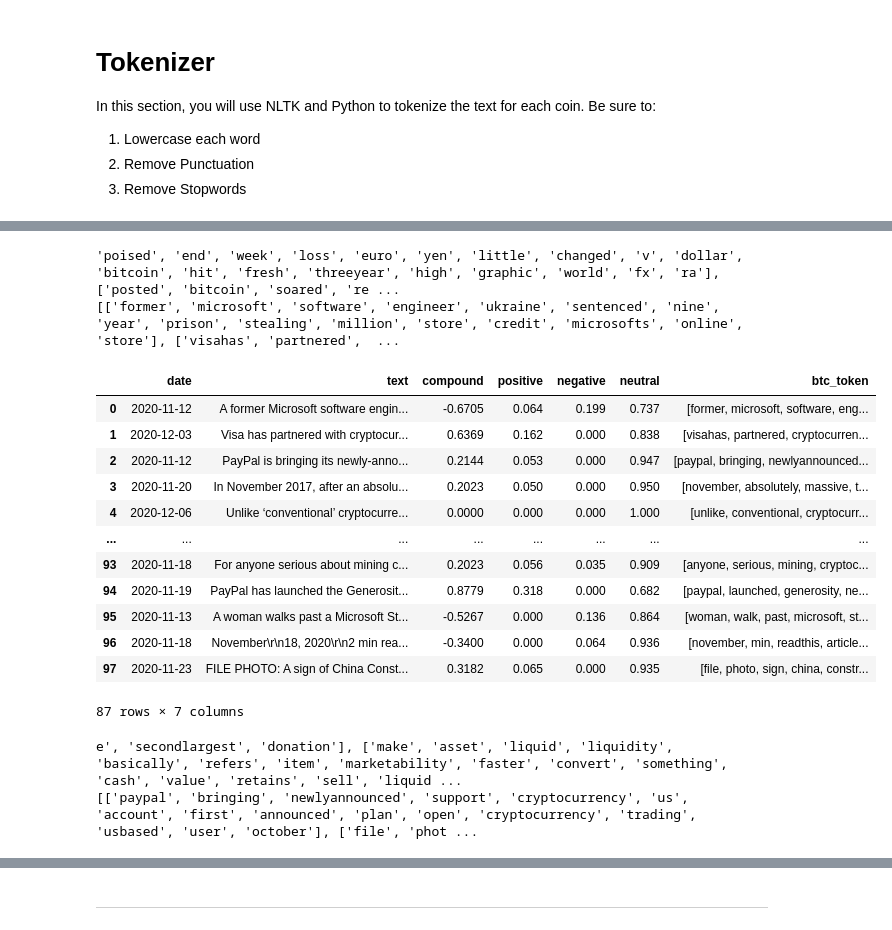
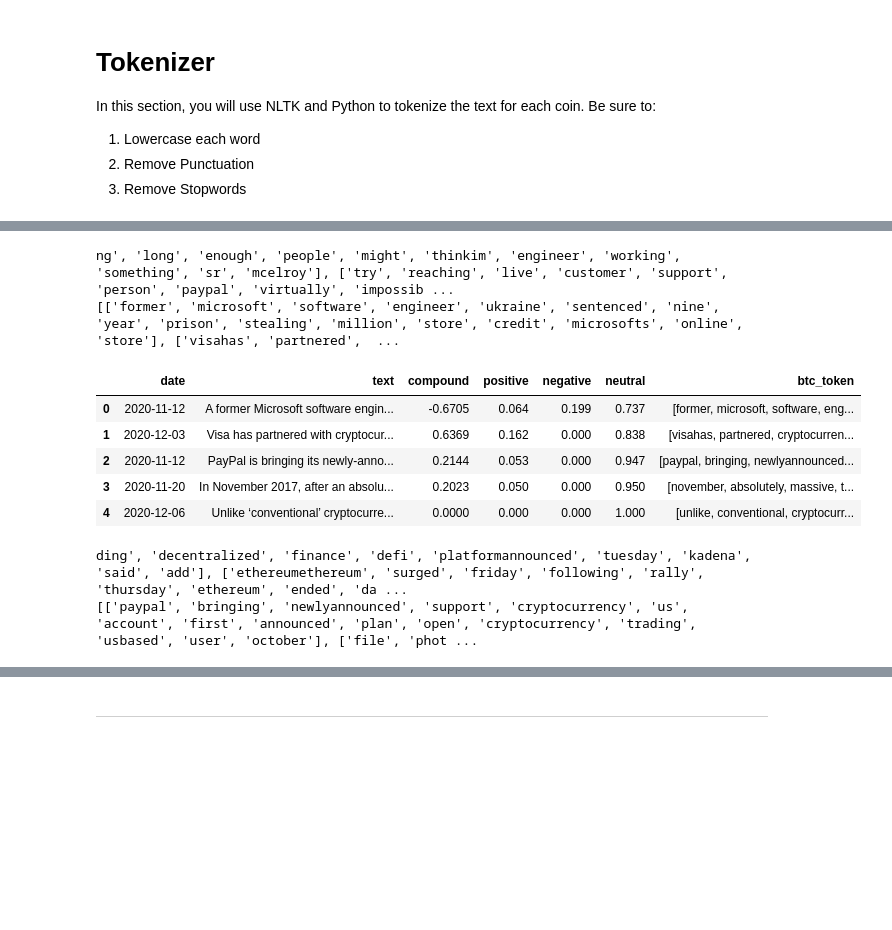
Before and after one commit to dbogatic/sentiment-analysis-NLP, a Jupyter notebook: crypto_sentiment.ipynb, the cells around one changed output, grey strips where cells are left out. Saved outputs shown, nothing was run; the diff lists cells and outputs as text; code cells hidden in the pictures; blank space fills up the shorter version.

```diff
--- a/crypto_sentiment.ipynb
+++ b/crypto_sentiment.ipynb
@@ -262,8 +261,7 @@ def tokenizer(text):
     """Tokenizes text."""
 
     # Create a list of the words
-    sentences = [sent_tokenize(article) for article in text]
-    words = [word_tokenize(article) for article in text]
+    words = [word_tokenize(sentence) for sentence in text]
 
     # Remove punctuation using regex
     regex = re.compile("[^a-zA-Z ]")
@@ -272,7 +270,7 @@ def tokenizer(text):
 
    # Remove the stop words
     sw = set(stopwords.words('english'))
-    #first_pass = [word for word in words_clean if word not in sw]
+    first_pass = [word for word in words_clean if word not in sw]
 
     # Define additional stopwords
     sw_addon = {'char', 'chars' 'la', 'im','volod', 'drin', 'wa', 'ha'}
@@ -313,26 +311,19 @@ for row in btc_text_df:
 
     print(btc_tokens)
 # %% [output]
-'poised', 'end', 'week', 'loss', 'euro', 'yen', 'little', 'changed', 'v', 'dollar', 'bitcoin', 'hit', 'fresh', 'threeyear', 'high', 'graphic', 'world', 'fx', 'ra'], ['posted', 'bitcoin', 'soared', 're ...
+ng', 'long', 'enough', 'people', 'might', 'thinkim', 'engineer', 'working', 'something', 'sr', 'mcelroy'], ['try', 'reaching', 'live', 'customer', 'support', 'person', 'paypal', 'virtually', 'impossib ...
 [['former', 'microsoft', 'software', 'engineer', 'ukraine', 'sentenced', 'nine', 'year', 'prison', 'stealing', 'million', 'store', 'credit', 'microsofts', 'online', 'store'], ['visahas', 'partnered',  ...
 # %%
 # Create a new tokens column for bitcoin
 btc_df['btc_token'] = btc_tokens
-btc_df
+btc_df.head()
 # %% [output]
 |  | date | text | compound | positive | negative | neutral | btc_token |
 | 0 | 2020-11-12 | A former Microsoft software engin... | -0.6705 | 0.064 | 0.199 | 0.737 | [former, microsoft, software, eng... |
 | 1 | 2020-12-03 | Visa has partnered with cryptocur... | 0.6369 | 0.162 | 0.000 | 0.838 | [visahas, partnered, cryptocurren... |
 | 2 | 2020-11-12 | PayPal is bringing its newly-anno... | 0.2144 | 0.053 | 0.000 | 0.947 | [paypal, bringing, newlyannounced... |
 | 3 | 2020-11-20 | In November 2017, after an absolu... | 0.2023 | 0.050 | 0.000 | 0.950 | [november, absolutely, massive, t... |
 | 4 | 2020-12-06 | Unlike ‘conventional’ cryptocurre... | 0.0000 | 0.000 | 0.000 | 1.000 | [unlike, conventional, cryptocurr... |
-| ... | ... | ... | ... | ... | ... | ... | ... |
-| 93 | 2020-11-18 | For anyone serious about mining c... | 0.2023 | 0.056 | 0.035 | 0.909 | [anyone, serious, mining, cryptoc... |
-| 94 | 2020-11-19 | PayPal has launched the Generosit... | 0.8779 | 0.318 | 0.000 | 0.682 | [paypal, launched, generosity, ne... |
-| 95 | 2020-11-13 | A woman walks past a Microsoft St... | -0.5267 | 0.000 | 0.136 | 0.864 | [woman, walk, past, microsoft, st... |
-| 96 | 2020-11-18 | November\r\n18, 2020\r\n2 min rea... | -0.3400 | 0.000 | 0.064 | 0.936 | [november, min, readthis, article... |
-| 97 | 2020-11-23 | FILE PHOTO: A sign of China Const... | 0.3182 | 0.065 | 0.000 | 0.935 | [file, photo, sign, china, constr... |
-87 rows × 7 columns
 # %%
 eth_tokens = []
 for row in eth_text_df:
@@ -341,7 +332,7 @@ for row in eth_text_df:
 
     print(eth_tokens)
 # %% [output]
-e', 'secondlargest', 'donation'], ['make', 'asset', 'liquid', 'liquidity', 'basically', 'refers', 'item', 'marketability', 'faster', 'convert', 'something', 'cash', 'value', 'retains', 'sell', 'liquid ...
+ding', 'decentralized', 'finance', 'defi', 'platformannounced', 'tuesday', 'kadena', 'said', 'add'], ['ethereumethereum', 'surged', 'friday', 'following', 'rally', 'thursday', 'ethereum', 'ended', 'da ...
 [['paypal', 'bringing', 'newlyannounced', 'support', 'cryptocurrency', 'us', 'account', 'first', 'announced', 'plan', 'open', 'cryptocurrency', 'trading', 'usbased', 'user', 'october'], ['file', 'phot ...
 # %%
 # Create a new tokens column for ethereum
```
Also changed, not shown: parts of 17 cells of this notebook.
